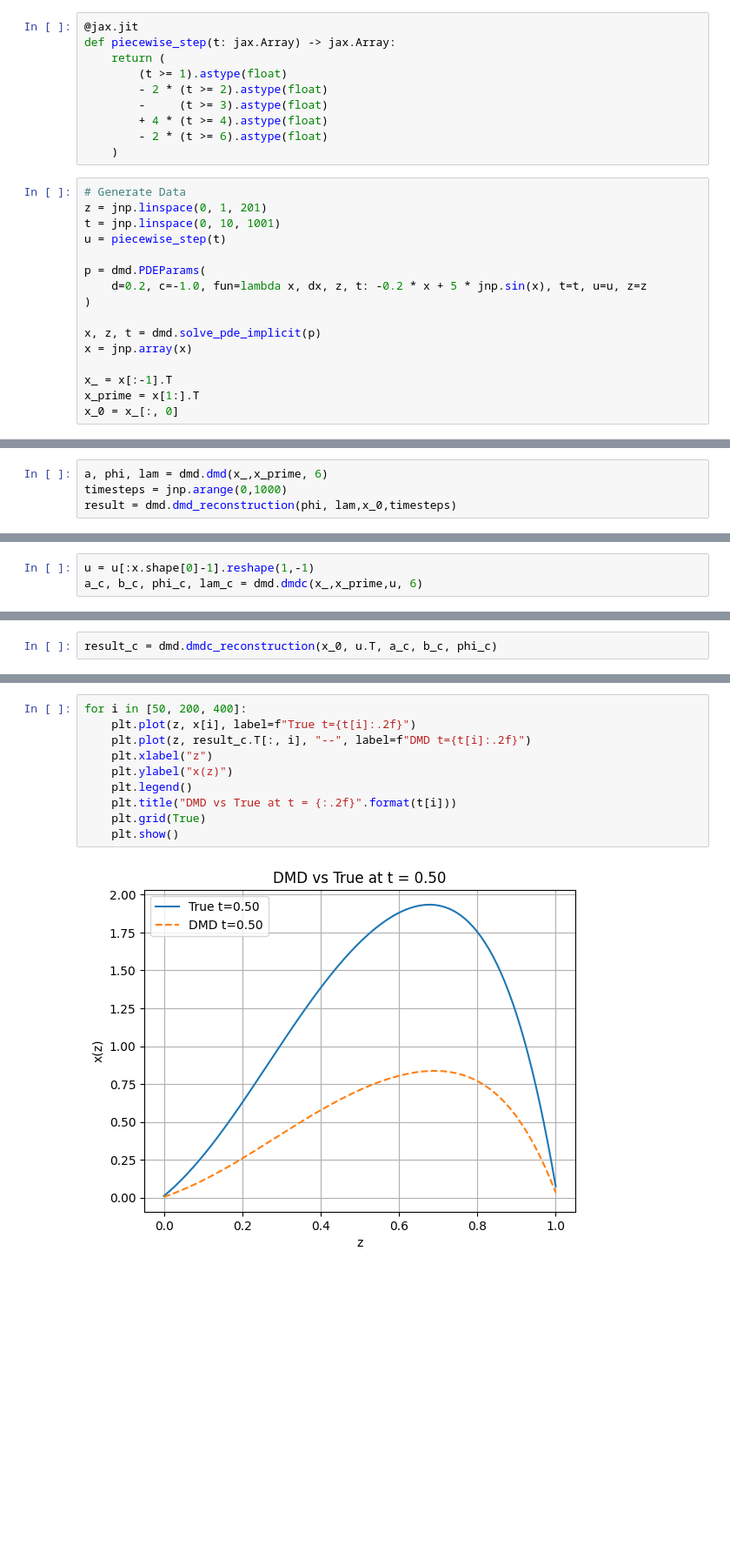
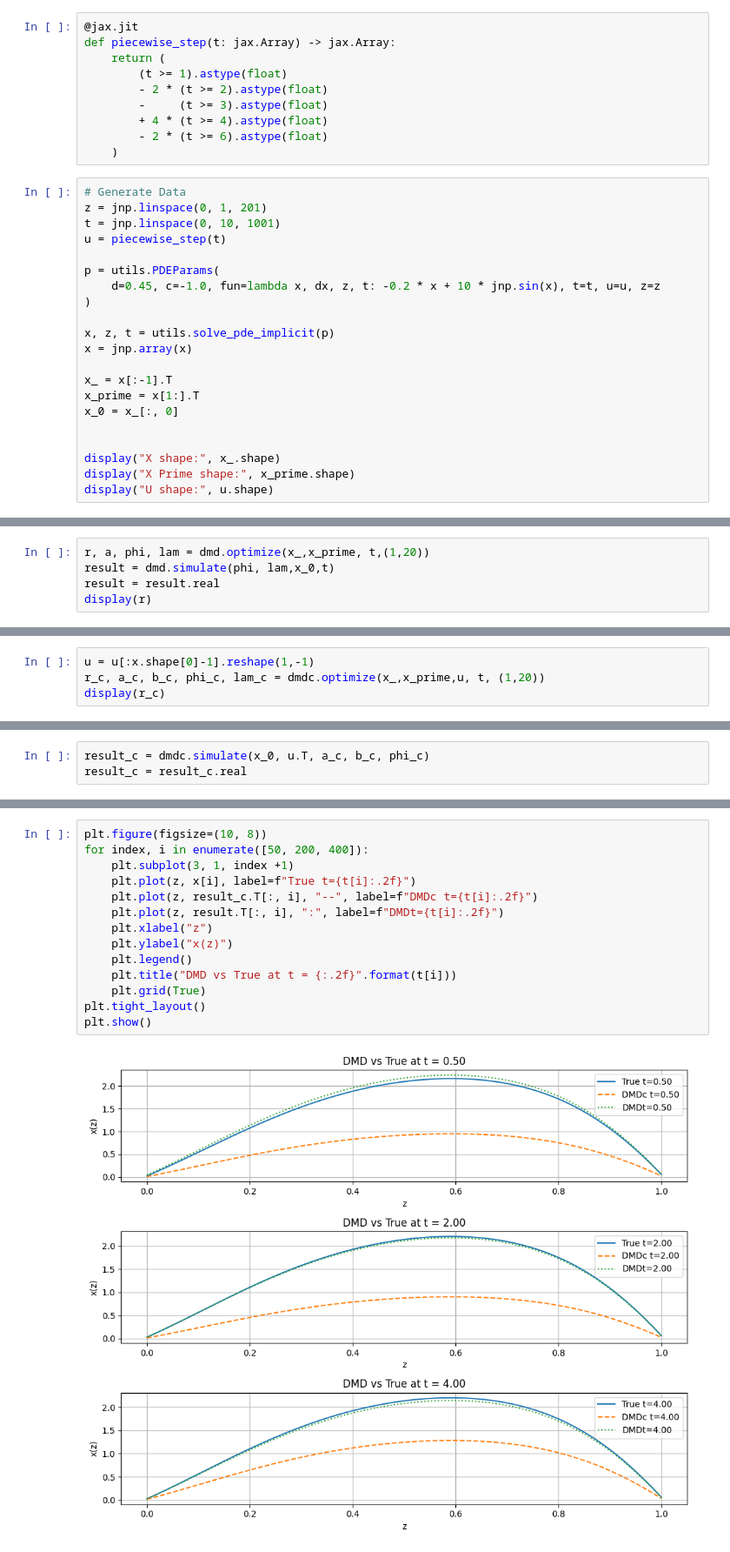
Before and after one commit to MatzeLopi/KIT-2243070, a Jupyter notebook: Exercises/ex4.ipynb, the cells around one changed output, grey strips where cells are left out. Shown: that part at 87% size. Drawn from its saved outputs; the diff is of its cells as text; blank space fills up the shorter version.

```diff
--- a/Exercises/ex4.ipynb
+++ b/Exercises/ex4.ipynb
@@ -40,13 +42,18 @@ z = jnp.linspace(0, 1, 201)
 t = jnp.linspace(0, 10, 1001)
 u = piecewise_step(t)
 
-p = dmd.PDEParams(
-    d=0.2, c=-1.0, fun=lambda x, dx, z, t: -0.2 * x + 5 * jnp.sin(x), t=t, u=u, z=z
+p = utils.PDEParams(
+    d=0.45, c=-1.0, fun=lambda x, dx, z, t: -0.2 * x + 10 * jnp.sin(x), t=t, u=u, z=z
 )
 
-x, z, t = dmd.solve_pde_implicit(p)
+x, z, t = utils.solve_pde_implicit(p)
 x = jnp.array(x)
 
 x_ = x[:-1].T
 x_prime = x[1:].T
 x_0 = x_[:, 0]
+
+
+display("X shape:", x_.shape)
+display("X Prime shape:", x_prime.shape)
+display("U shape:", u.shape)
@@ -53,4 +67,5 @@ x_0 = x_[:, 0]
 # %%
-a, phi, lam = dmd.dmd(x_,x_prime, 6)
-timesteps = jnp.arange(0,1000)
-result = dmd.dmd_reconstruction(phi, lam,x_0,timesteps)
+r, a, phi, lam = dmd.optimize(x_,x_prime, t,(1,20))
+result = dmd.simulate(phi, lam,x_0,t)
+result = result.real
+display(r)
@@ -57,3 +74,4 @@ result = dmd.dmd_reconstruction(phi, lam,x_0,timesteps)
 # %%
 u = u[:x.shape[0]-1].reshape(1,-1)
-a_c, b_c, phi_c, lam_c = dmd.dmdc(x_,x_prime,u, 6)
+r_c, a_c, b_c, phi_c, lam_c = dmdc.optimize(x_,x_prime,u, t, (1,20))
+display(r_c)
@@ -60,2 +80,3 @@ a_c, b_c, phi_c, lam_c = dmd.dmdc(x_,x_prime,u, 6)
 # %%
-result_c = dmd.dmdc_reconstruction(x_0, u.T, a_c, b_c, phi_c)
+result_c = dmdc.simulate(x_0, u.T, a_c, b_c, phi_c)
+result_c = result_c.real
@@ -62,12 +116,16 @@ result_c = dmd.dmdc_reconstruction(x_0, u.T, a_c, b_c, phi_c)
 # %%
-for i in [50, 200, 400]:
+plt.figure(figsize=(10, 8))
+for index, i in enumerate([50, 200, 400]):
+    plt.subplot(3, 1, index +1)
     plt.plot(z, x[i], label=f"True t={t[i]:.2f}")
-    plt.plot(z, result_c.T[:, i], "--", label=f"DMD t={t[i]:.2f}")
+    plt.plot(z, result_c.T[:, i], "--", label=f"DMDc t={t[i]:.2f}")
+    plt.plot(z, result.T[:, i], ":", label=f"DMDt={t[i]:.2f}")
     plt.xlabel("z")
     plt.ylabel("x(z)")
     plt.legend()
     plt.title("DMD vs True at t = {:.2f}".format(t[i]))
     plt.grid(True)
-    plt.show()
+plt.tight_layout()
+plt.show()
 # %% [output]
-[figure, old version]
+[figure, new version]
```
Also changed, not shown: parts of 9 cells of this notebook, 14 other files.
